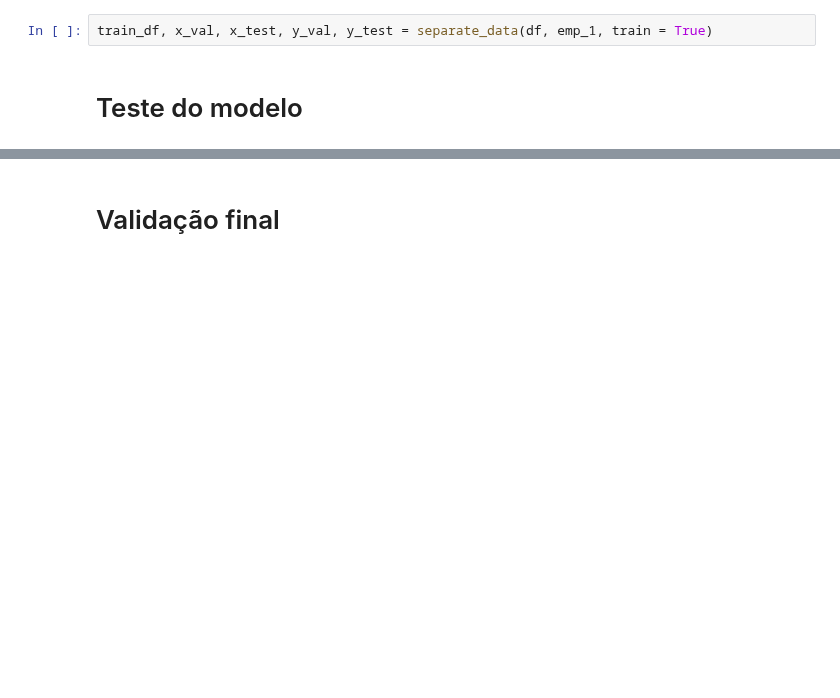
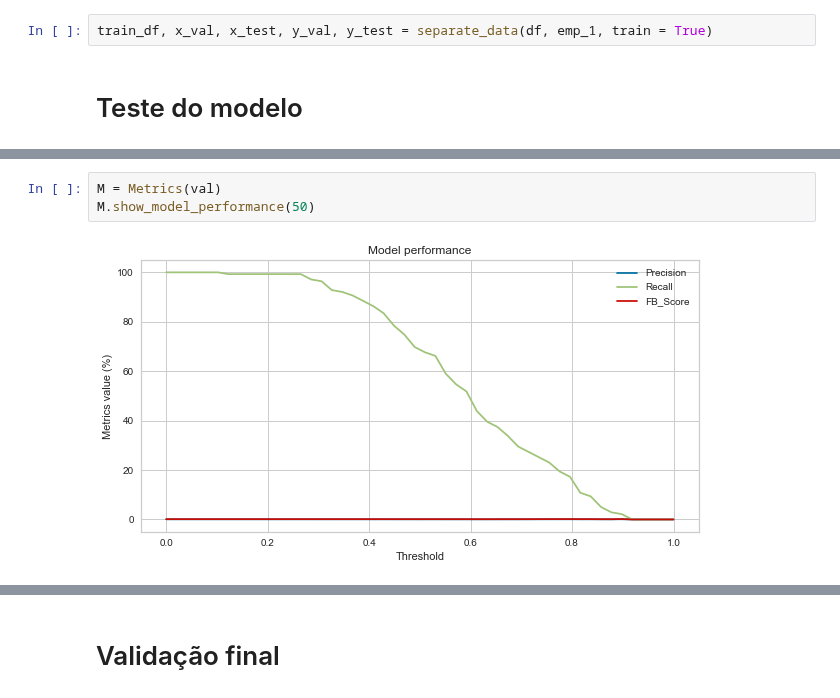
Before and after one commit to felipesassi/LEADGen, a Jupyter notebook: notebooks/Model_Creation.ipynb, the cells around one changed output, grey strips where cells are left out. Cells and saved outputs as stored; diff of their text form; blank space fills up the shorter version.

Commit message:
Insertion of metrics experiments.

```diff
--- a/notebooks/Model_Creation.ipynb
+++ b/notebooks/Model_Creation.ipynb
@@ -133,0 +113,5 @@ test[test["Client"] == 1].sort_values(by = "Similarity", ascending = False).head
+# %%
+M = Metrics(val)
+M.show_model_performance(50)
+# %% [output]
+[figure, added]
```
Also changed, not shown: parts of 11 cells of this notebook.
